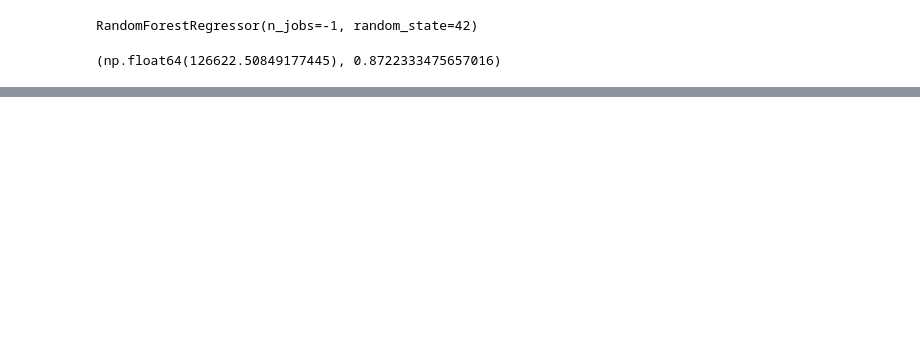
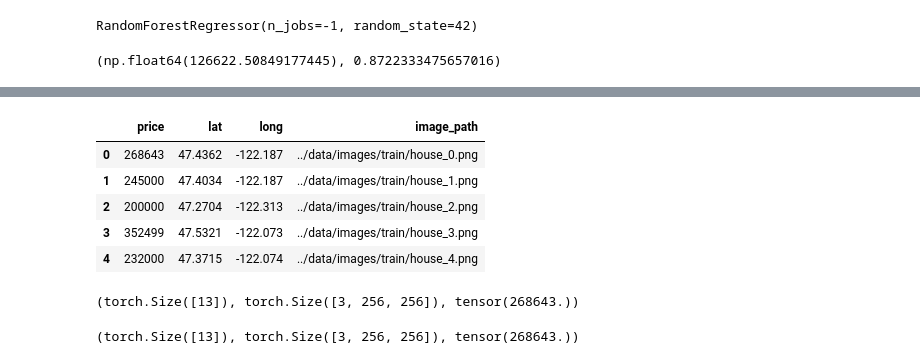
Before and after one commit to sarthkchandel/satellite-property-valuation, a Jupyter notebook: notebooks/model_training.ipynb, the cells around one changed output, grey strips where cells are left out. Saved outputs shown, nothing was run; the diff lists cells and outputs as text; code cells hidden in the pictures; blank space fills up the shorter version.

```diff
--- a/notebooks/model_training.ipynb
+++ b/notebooks/model_training.ipynb
@@ -130,0 +105,19 @@ NameError: name 'model' is not defined
+# %%
+df_mm = df.head(5).copy()
+
+df_mm["image_path"] = [
+    "../data/images/train/house_0.png",
+    "../data/images/train/house_1.png",
+    "../data/images/train/house_2.png",
+    "../data/images/train/house_3.png",
+    "../data/images/train/house_4.png",
+]
+
+df_mm[["price", "lat", "long", "image_path"]]
+# %% [output]
+|  | price | lat | long | image_path |
+| 0 | 268643 | 47.4362 | -122.187 | ../data/images/train/house_0.png |
+| 1 | 245000 | 47.4034 | -122.187 | ../data/images/train/house_1.png |
+| 2 | 200000 | 47.2704 | -122.313 | ../data/images/train/house_2.png |
+| 3 | 352499 | 47.5321 | -122.073 | ../data/images/train/house_3.png |
+| 4 | 232000 | 47.3715 | -122.074 | ../data/images/train/house_4.png |
@@ -130,0 +126,32 @@ NameError: name 'model' is not defined
+# %%
+from src.dataset import HouseDataset
+
+feature_cols = [
+    "bedrooms",
+    "bathrooms",
+    "sqft_living",
+    "sqft_lot",
+    "floors",
+    "waterfront",
+    "view",
+    "condition",
+    "grade",
+    "sqft_above",
+    "sqft_basement",
+    "lat",
+    "long"
+]
+
+dataset = HouseDataset(df_mm, feature_cols)
+
+tab, img, price = dataset[0]
+
+tab.shape, img.shape, price
+# %% [output]
+(torch.Size([13]), torch.Size([3, 256, 256]), tensor(268643.))
+# %%
+dataset = HouseDataset(df_mm, feature_cols)
+tab, img, price = dataset[0]
+tab.shape, img.shape, price
+# %% [output]
+(torch.Size([13]), torch.Size([3, 256, 256]), tensor(268643.))
```
Also changed, not shown: parts of 18 cells of this notebook.
